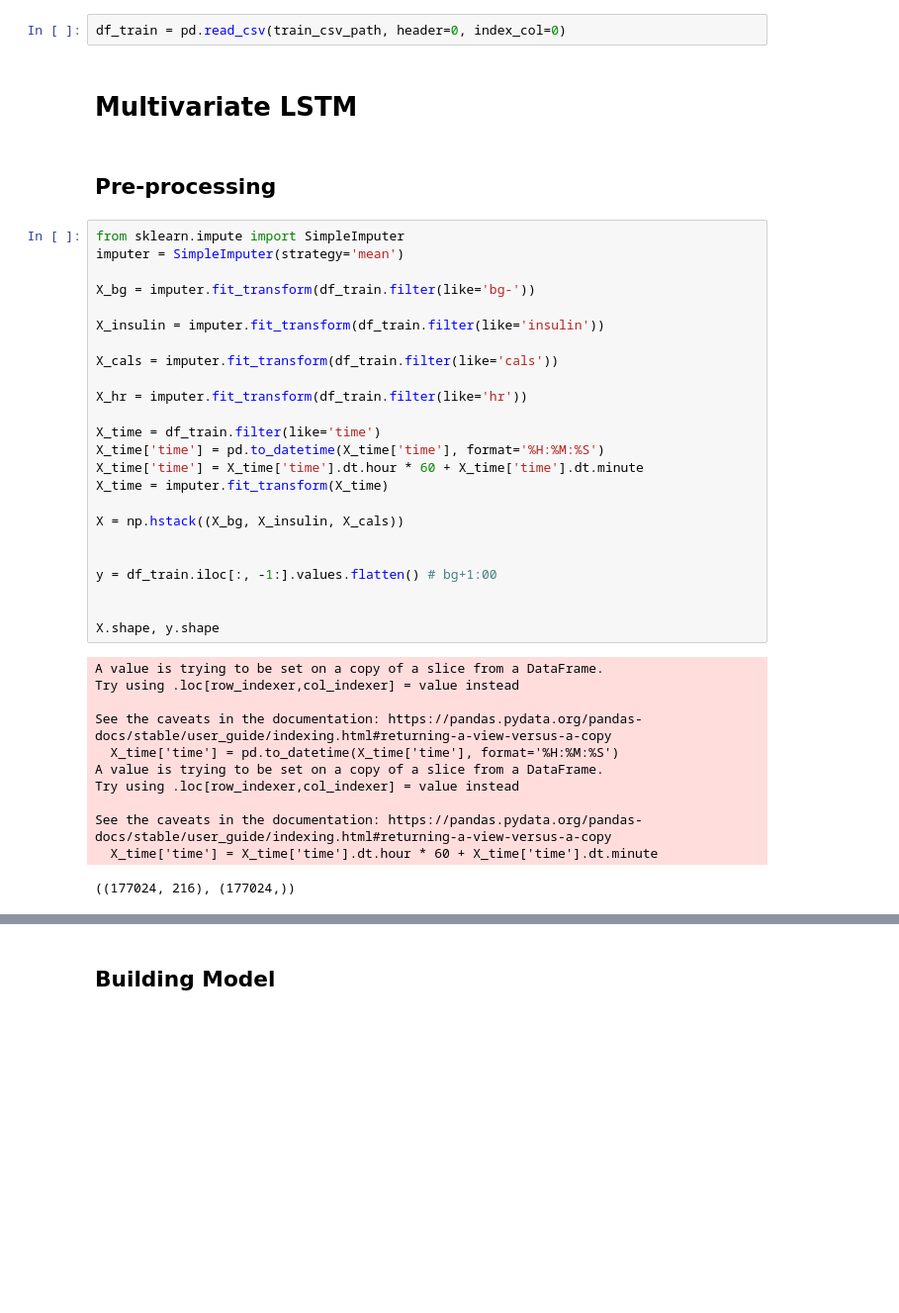
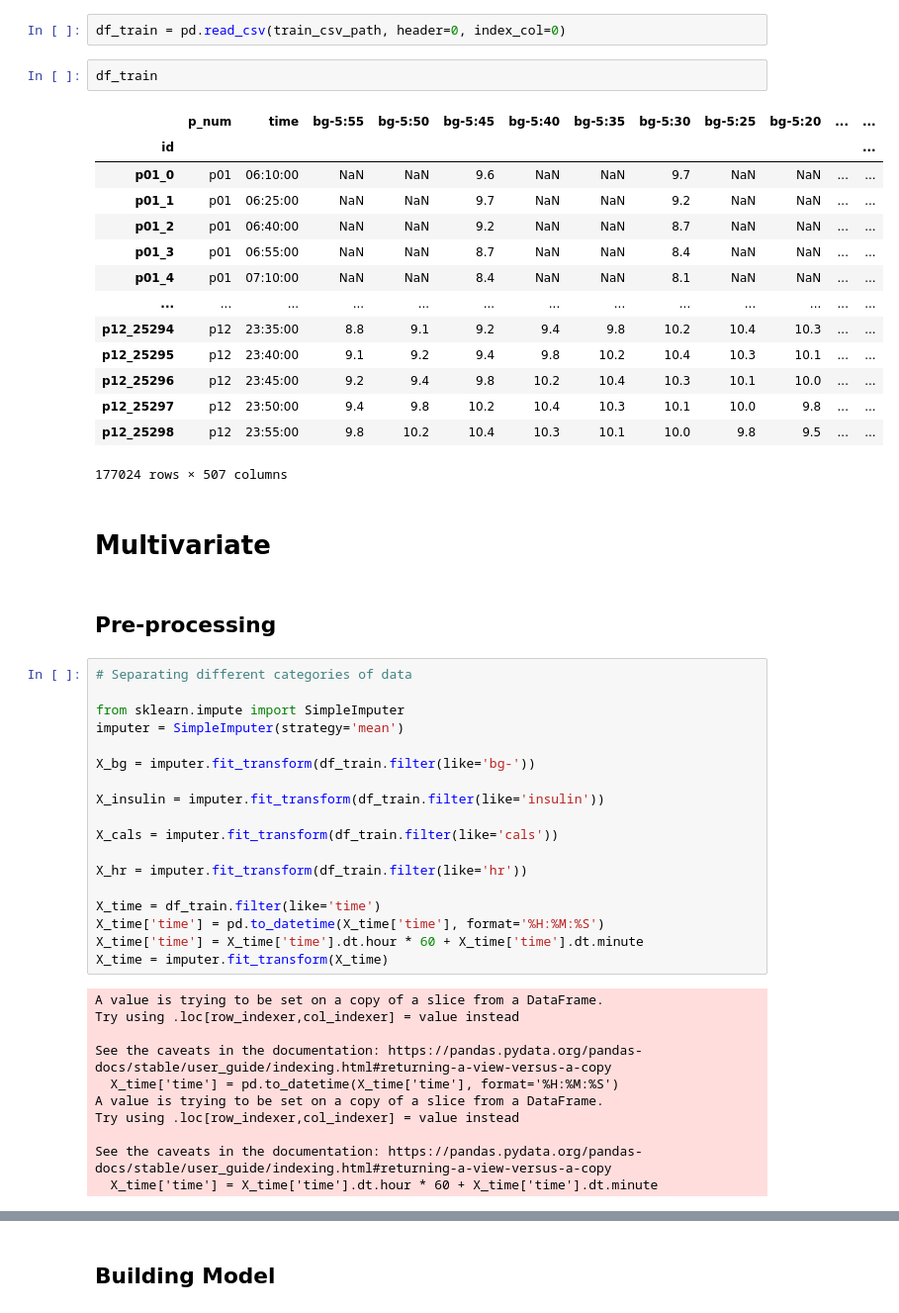
Before and after one commit to anikdem01/blood_glucose_prediction, a Jupyter notebook: lstm_timeseries_glucose.ipynb, the cells around one changed output, grey strips where cells are left out. Shown at 99% size. Drawn from its saved outputs; the diff is of its cells as text; blank space fills up the shorter version.

```diff
--- a/lstm_timeseries_glucose.ipynb
+++ b/lstm_timeseries_glucose.ipynb
@@ -9,11 +11,30 @@ import pandas as pd
 import numpy as np
 # %%
 df_train = pd.read_csv(train_csv_path, header=0, index_col=0)
+# %%
+df_train
+# %% [output]
+|  | p_num | time | bg-5:55 | bg-5:50 | bg-5:45 | bg-5:40 | bg-5:35 | bg-5:30 | bg-5:25 | bg-5:20 | ... | ... |
+| id |  |  |  |  |  |  |  |  |  |  |  | ... |
+| p01_0 | p01 | 06:10:00 | NaN | NaN | 9.6 | NaN | NaN | 9.7 | NaN | NaN | ... | ... |
+| p01_1 | p01 | 06:25:00 | NaN | NaN | 9.7 | NaN | NaN | 9.2 | NaN | NaN | ... | ... |
+| p01_2 | p01 | 06:40:00 | NaN | NaN | 9.2 | NaN | NaN | 8.7 | NaN | NaN | ... | ... |
+| p01_3 | p01 | 06:55:00 | NaN | NaN | 8.7 | NaN | NaN | 8.4 | NaN | NaN | ... | ... |
+| p01_4 | p01 | 07:10:00 | NaN | NaN | 8.4 | NaN | NaN | 8.1 | NaN | NaN | ... | ... |
+| ... | ... | ... | ... | ... | ... | ... | ... | ... | ... | ... | ... | ... |
+| p12_25294 | p12 | 23:35:00 | 8.8 | 9.1 | 9.2 | 9.4 | 9.8 | 10.2 | 10.4 | 10.3 | ... | ... |
+| p12_25295 | p12 | 23:40:00 | 9.1 | 9.2 | 9.4 | 9.8 | 10.2 | 10.4 | 10.3 | 10.1 | ... | ... |
+| p12_25296 | p12 | 23:45:00 | 9.2 | 9.4 | 9.8 | 10.2 | 10.4 | 10.3 | 10.1 | 10.0 | ... | ... |
+| p12_25297 | p12 | 23:50:00 | 9.4 | 9.8 | 10.2 | 10.4 | 10.3 | 10.1 | 10.0 | 9.8 | ... | ... |
+| p12_25298 | p12 | 23:55:00 | 9.8 | 10.2 | 10.4 | 10.3 | 10.1 | 10.0 | 9.8 | 9.5 | ... | ... |
+177024 rows × 507 columns
 # %% [markdown]
-# Multivariate LSTM
+# Multivariate
 # %% [markdown]
 ## Pre-processing
 # %%
+# Separating different categories of data
+
 from sklearn.impute import SimpleImputer
 imputer = SimpleImputer(strategy='mean')
 
@@ -29,14 +50,6 @@ X_time = df_train.filter(like='time')
 X_time['time'] = pd.to_datetime(X_time['time'], format='%H:%M:%S')
 X_time['time'] = X_time['time'].dt.hour * 60 + X_time['time'].dt.minute
 X_time = imputer.fit_transform(X_time)
-
-X = np.hstack((X_bg, X_insulin, X_cals))
-
-
-y = df_train.iloc[:, -1:].values.flatten() # bg+1:00
-
-
-X.shape, y.shape
 # %% [output]
 A value is trying to be set on a copy of a slice from a DataFrame.
 Try using .loc[row_indexer,col_indexer] = value instead
@@ -48,4 +61,3 @@ Try using .loc[row_indexer,col_indexer] = value instead
 
 See the caveats in the documentation: https://pandas.pydata.org/pandas-docs/stable/user_guide/indexing.html#returning-a-view-versus-a-copy
   X_time['time'] = X_time['time'].dt.hour * 60 + X_time['time'].dt.minute
-((177024, 216), (177024,))
```
Also changed, not shown: parts of 17 cells of this notebook.
